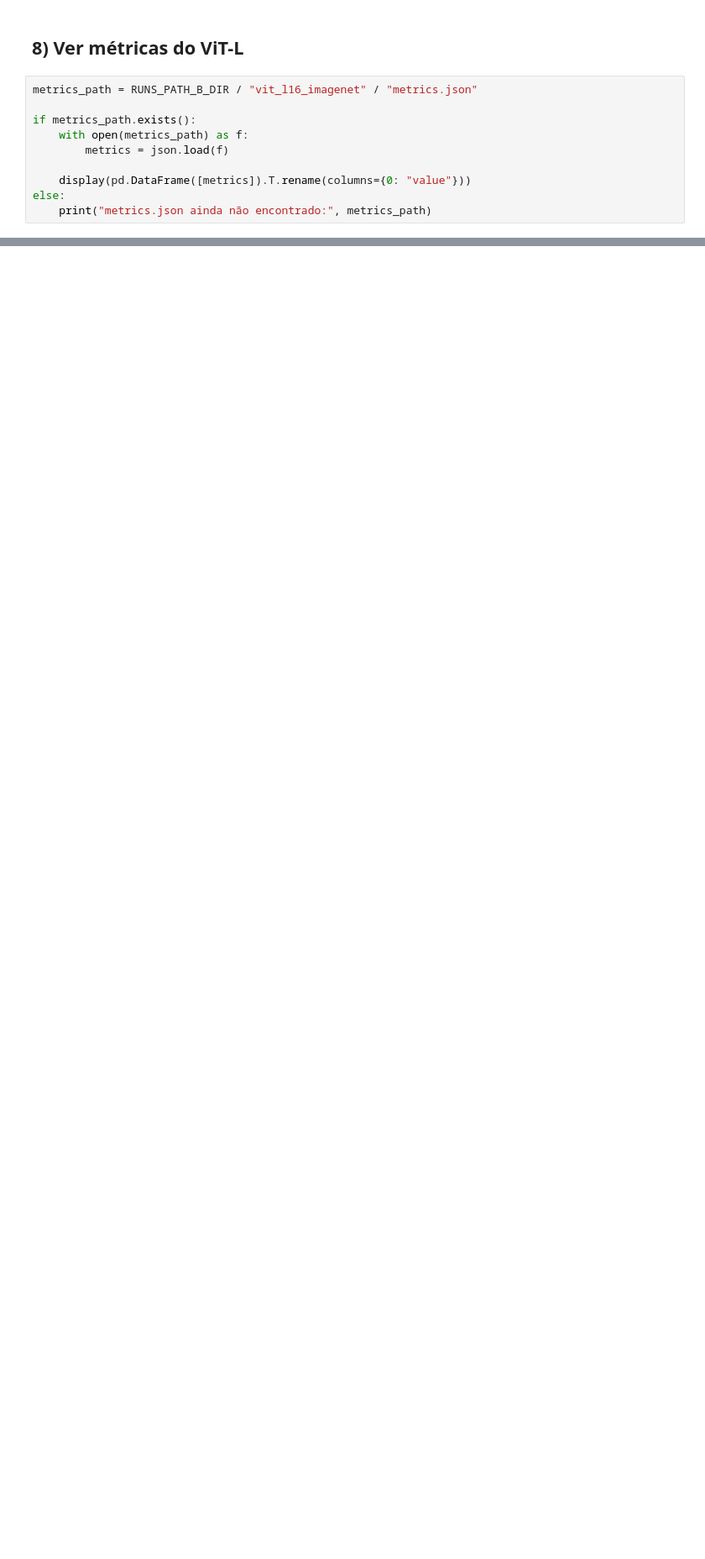
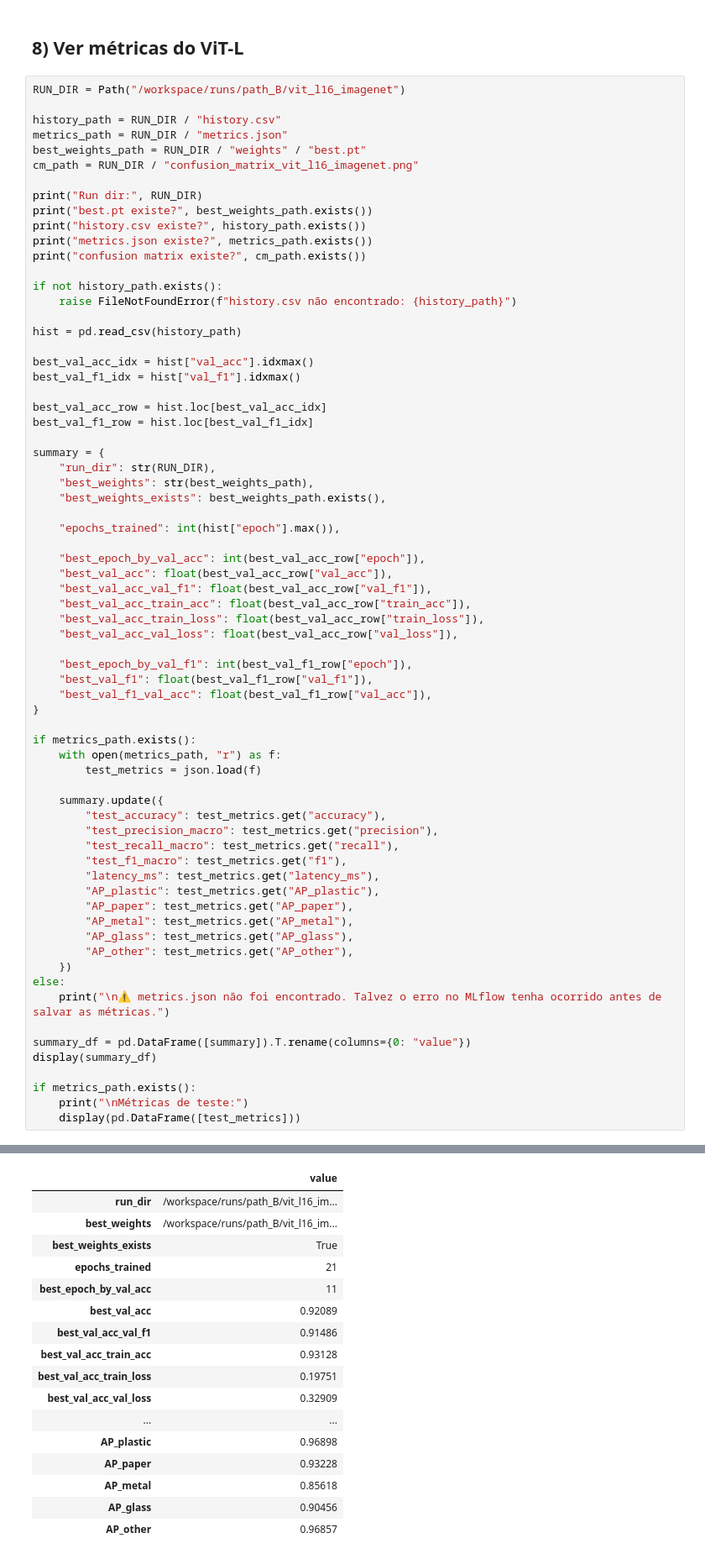
Before and after one commit to gruporaia/TrashScan, a Jupyter notebook: notebooks/pathB.ipynb, the cells around one changed output, grey strips where cells are left out. Shown at 84% size. Cells and saved outputs as stored; diff of their text form; blank space fills up the shorter version.

```diff
--- a/notebooks/pathB.ipynb
+++ b/notebooks/pathB.ipynb
@@ -194,12 +470,72 @@ run_cmd([
 # %% [markdown]
 ## 8) Ver métricas do ViT-L
-# %%
-metrics_path = RUNS_PATH_B_DIR / "vit_l16_imagenet" / "metrics.json"
-
-if metrics_path.exists():
-    with open(metrics_path) as f:
-        metrics = json.load(f)
-
-    display(pd.DataFrame([metrics]).T.rename(columns={0: "value"}))
-else:
-    print("metrics.json ainda não encontrado:", metrics_path)
+# %%
+RUN_DIR = Path("/workspace/runs/path_B/vit_l16_imagenet")
+
+history_path = RUN_DIR / "history.csv"
+metrics_path = RUN_DIR / "metrics.json"
+best_weights_path = RUN_DIR / "weights" / "best.pt"
+cm_path = RUN_DIR / "confusion_matrix_vit_l16_imagenet.png"
+
+print("Run dir:", RUN_DIR)
+print("best.pt existe?", best_weights_path.exists())
+print("history.csv existe?", history_path.exists())
+print("metrics.json existe?", metrics_path.exists())
+print("confusion matrix existe?", cm_path.exists())
+
+if not history_path.exists():
+    raise FileNotFoundError(f"history.csv não encontrado: {history_path}")
+
+hist = pd.read_csv(history_path)
+
+best_val_acc_idx = hist["val_acc"].idxmax()
+best_val_f1_idx = hist["val_f1"].idxmax()
+
+best_val_acc_row = hist.loc[best_val_acc_idx]
+best_val_f1_row = hist.loc[best_val_f1_idx]
+
+summary = {
+    "run_dir": str(RUN_DIR),
+    "best_weights": str(best_weights_path),
+    "best_weights_exists": best_weights_path.exists(),
+
+    "epochs_trained": int(hist["epoch"].max()),
+
+    "best_epoch_by_val_acc": int(best_val_acc_row["epoch"]),
+    "best_val_acc": float(best_val_acc_row["val_acc"]),
+    "best_val_acc_val_f1": float(best_val_acc_row["val_f1"]),
+    "best_val_acc_train_acc": float(best_val_acc_row["train_acc"]),
+    "best_val_acc_train_loss": float(best_val_acc_row["train_loss"]),
+    "best_val_acc_val_loss": float(best_val_acc_row["val_loss"]),
+
+    "best_epoch_by_val_f1": int(best_val_f1_row["epoch"]),
+    "best_val_f1": float(best_val_f1_row["val_f1"]),
+    "best_val_f1_val_acc": float(best_val_f1_row["val_acc"]),
+}
+
+if metrics_path.exists():
+    with open(metrics_path, "r") as f:
+        test_metrics = json.load(f)
+
+    summary.update({
+        "test_accuracy": test_metrics.get("accuracy"),
+        "test_precision_macro": test_metrics.get("precision"),
+        "test_recall_macro": test_metrics.get("recall"),
+        "test_f1_macro": test_metrics.get("f1"),
+        "latency_ms": test_metrics.get("latency_ms"),
+        "AP_plastic": test_metrics.get("AP_plastic"),
+        "AP_paper": test_metrics.get("AP_paper"),
+        "AP_metal": test_metrics.get("AP_metal"),
+        "AP_glass": test_metrics.get("AP_glass"),
+        "AP_other": test_metrics.get("AP_other"),
+    })
+else:
+    print("\n⚠️ metrics.json não foi encontrado. Talvez o erro no MLflow tenha ocorrido antes de salvar as métricas.")
+
+summary_df = pd.DataFrame([summary]).T.rename(columns={0: "value"})
+display(summary_df)
+
+if metrics_path.exists():
+    print("\nMétricas de teste:")
+    display(pd.DataFrame([test_metrics]))
+# %% [output]
@@ -205,0 +547,17 @@ else:
+|  | value |
+| run_dir | /workspace/runs/path_B/vit_l16_im... |
+| best_weights | /workspace/runs/path_B/vit_l16_im... |
+| best_weights_exists | True |
+| epochs_trained | 21 |
+| best_epoch_by_val_acc | 11 |
+| best_val_acc | 0.92089 |
+| best_val_acc_val_f1 | 0.91486 |
+| best_val_acc_train_acc | 0.93128 |
+| best_val_acc_train_loss | 0.19751 |
+| best_val_acc_val_loss | 0.32909 |
+| ... | ... |
+| AP_plastic | 0.96898 |
+| AP_paper | 0.93228 |
+| AP_metal | 0.85618 |
+| AP_glass | 0.90456 |
+| AP_other | 0.96857 |
```
Also changed, not shown: parts of 14 cells of this notebook, 1 other file.
